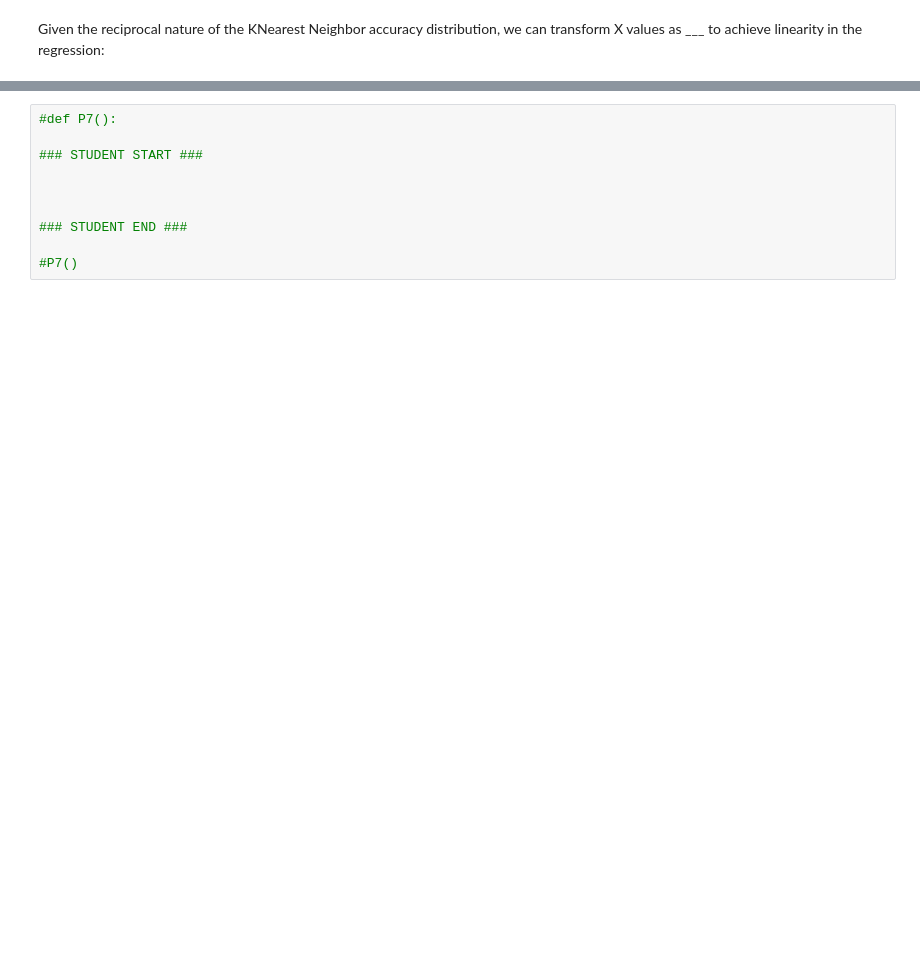
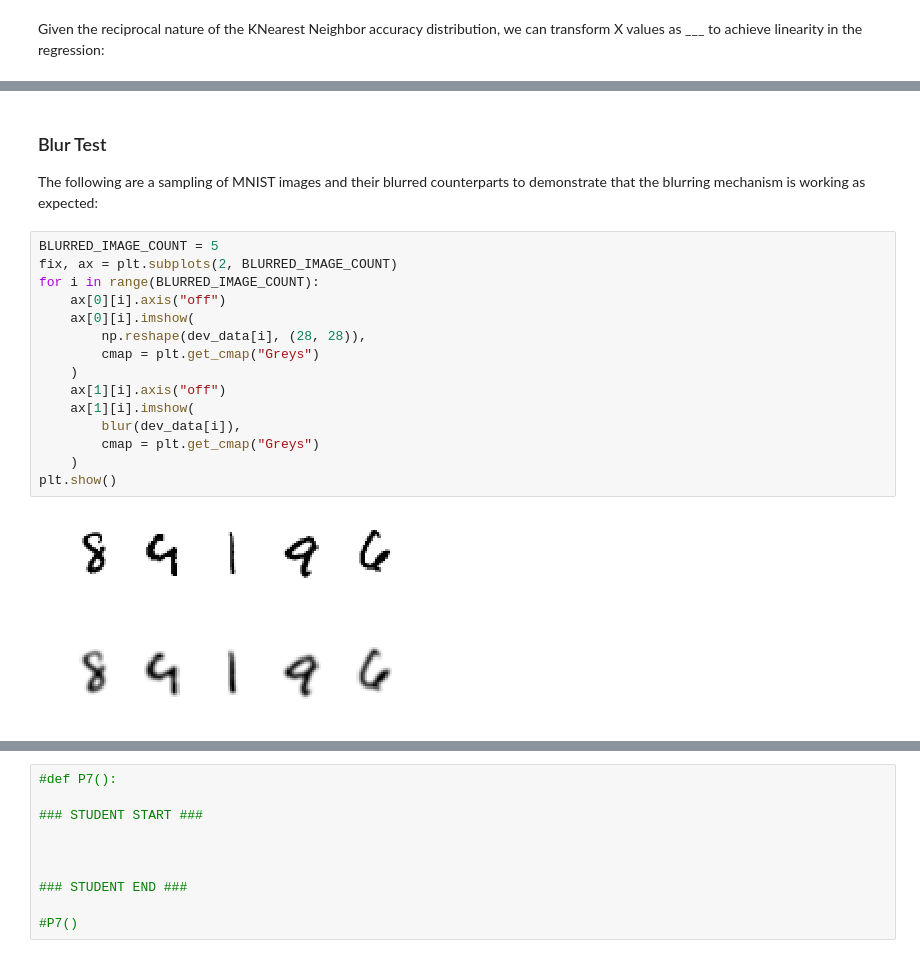
Before and after one commit to bdandersen-berkeley/mids, a Jupyter notebook: W207/homework/brad_andersen_p1.ipynb, the cells around one changed output, grey strips where cells are left out. Drawn from its saved outputs; the diff is of its cells as text; blank space fills up the shorter version.

```diff
--- a/W207/homework/brad_andersen_p1.ipynb
+++ b/W207/homework/brad_andersen_p1.ipynb
@@ -650,0 +768,21 @@ ANSWER:
+# %% [markdown]
+### Blur Test
+
+The following are a sampling of MNIST images and their blurred counterparts to demonstrate that the blurring mechanism is working as expected:
+# %%
+BLURRED_IMAGE_COUNT = 5
+fix, ax = plt.subplots(2, BLURRED_IMAGE_COUNT)
+for i in range(BLURRED_IMAGE_COUNT):
+    ax[0][i].axis("off")
+    ax[0][i].imshow(
+        np.reshape(dev_data[i], (28, 28)),
+        cmap = plt.get_cmap("Greys")
+    )
+    ax[1][i].axis("off")
+    ax[1][i].imshow(
+        blur(dev_data[i]),
+        cmap = plt.get_cmap("Greys")
+    )
+plt.show()
+# %% [output]
+[figure, added]
```
Also changed, not shown: parts of 48 cells of this notebook.
